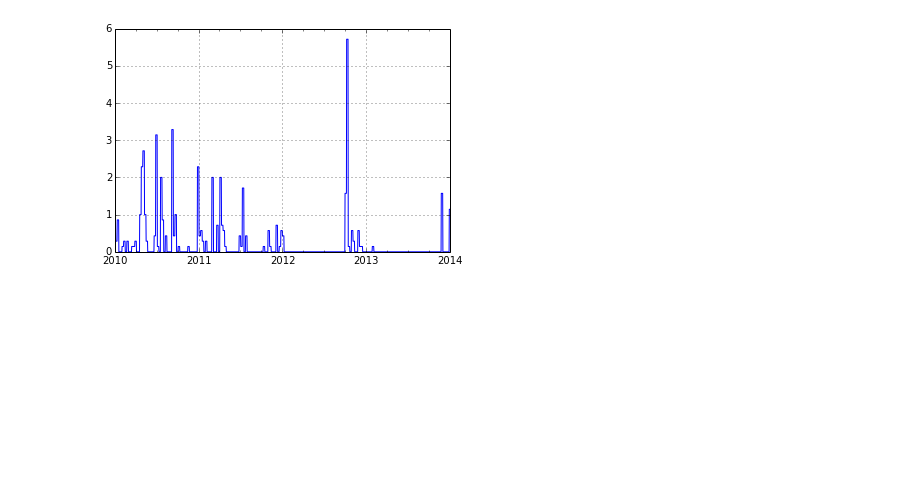
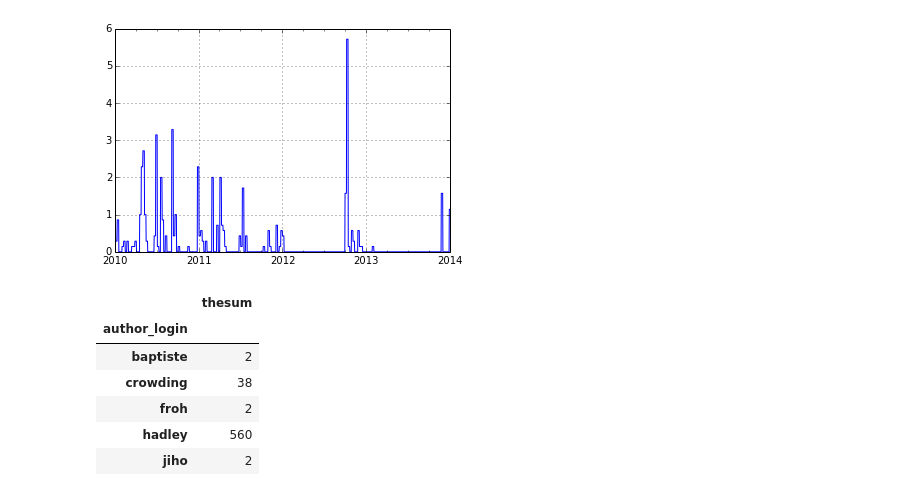
Before and after one commit to gauthamnair/repopulse, a Jupyter notebook: exploringFeatureMaking.ipynb, the cells around one changed output. Saved outputs shown, nothing was run; the diff lists cells and outputs as text; code cells hidden in the pictures; blank space fills up the shorter version.

```diff
--- a/exploringFeatureMaking.ipynb
+++ b/exploringFeatureMaking.ipynb
@@ -192,0 +199,10 @@ x.plot()
+# %%
+plyr.groupby('author_login')['commits_num'].aggregate({'thesum' : lambda x: x.sum()}).head()
+# %% [output]
+|  | thesum |
+| author_login |  |
+| baptiste | 2 |
+| crowding | 38 |
+| froh | 2 |
+| hadley | 560 |
+| jiho | 2 |
```
Also changed, not shown: parts of 10 cells of this notebook.
